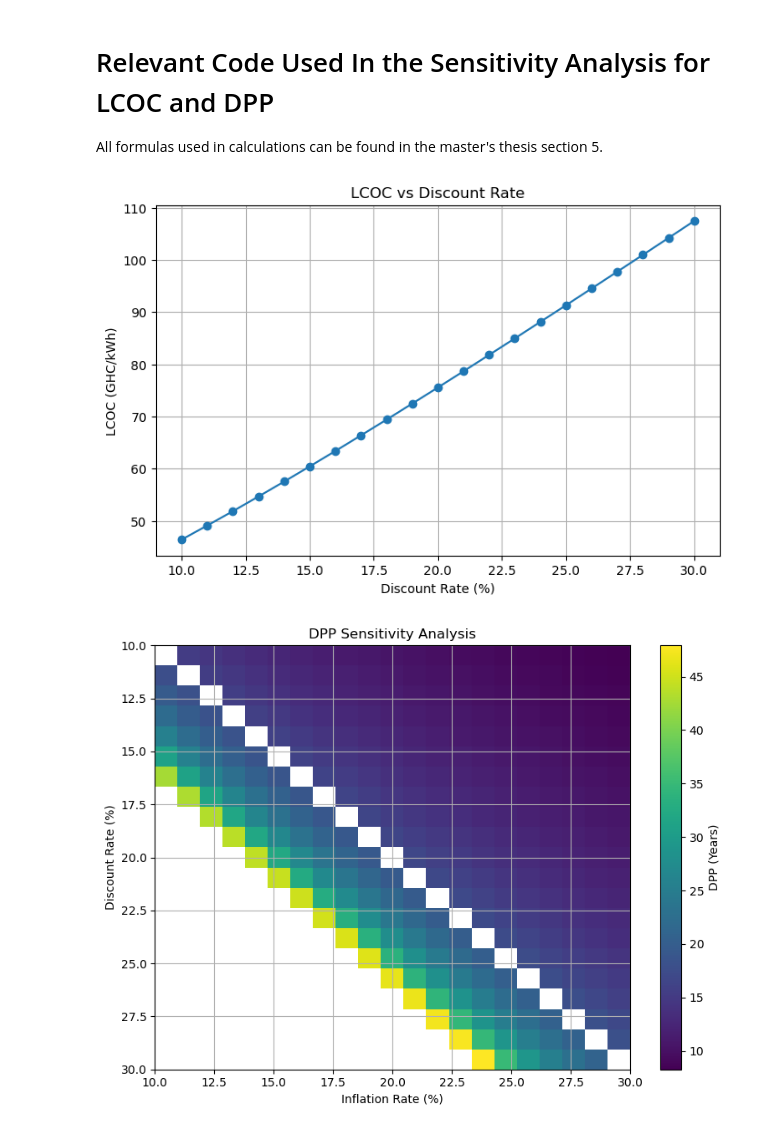
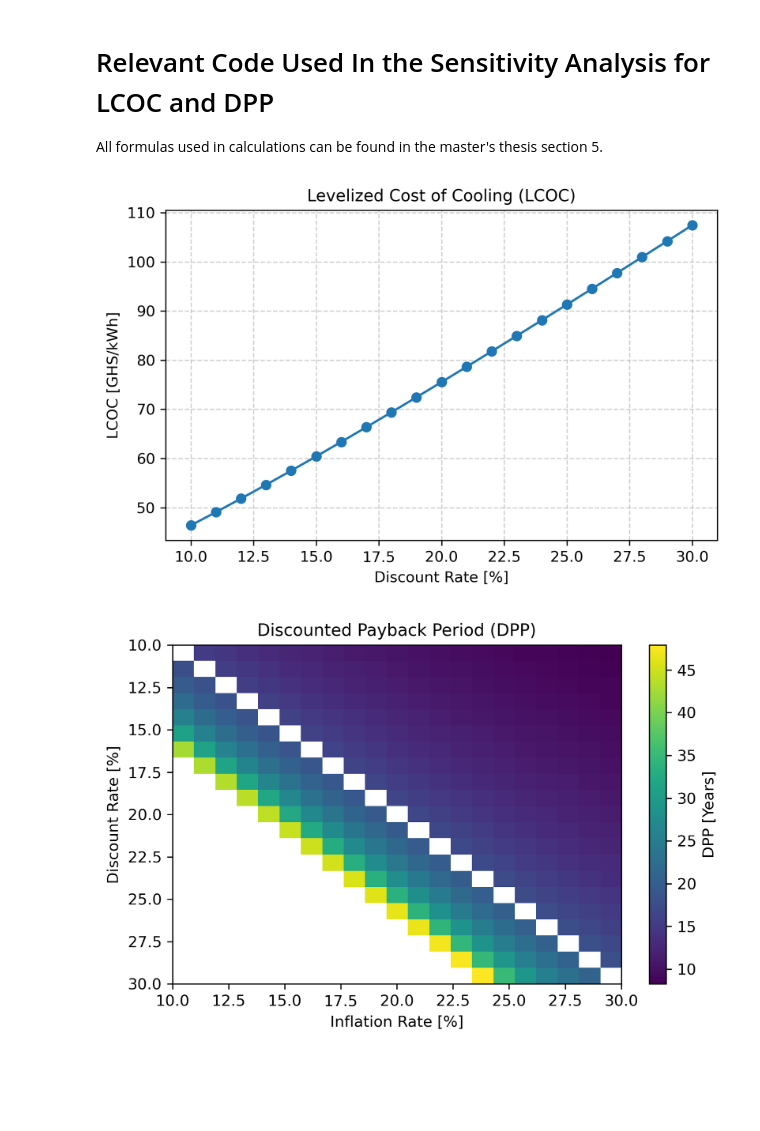
Before and after one commit to ulriklullau/master_thesis_TRAX_Ghana, a Jupyter notebook: Economic_analysis.ipynb, the cells around one changed output. Saved outputs shown, nothing was run; the diff lists cells and outputs as text; code cells hidden in the pictures; blank space fills up the shorter version.

Commit message:
Plots

```diff
--- a/Economic_analysis.ipynb
+++ b/Economic_analysis.ipynb
@@ -52,47 +52,54 @@ All formulas used in calculations can be found in the master's thesis section 5.
 # Sensitivity analysis for LCOC: varying discount rates.
 discount_rates = np.linspace(0.10, 0.30, 21)
 lcoc_values = []
 
 for r in discount_rates:
     discounted_costs = sum([annual_om_cost / (1 + r) ** t for t in range(1, project_lifetime + 1)])
     discounted_energy = sum([annual_cooling_energy / (1 + r) ** t for t in range(1, project_lifetime + 1)])
     lcoc = ((investment_cost+om_cost_first_year + discounted_costs)) / discounted_energy
     lcoc_values.append(lcoc)
 
 # Sensitivity analysis for DPP: varying both discount and inflation rates.
 inflation_rates = np.linspace(0.10, 0.30, 21)
 dpp_matrix = np.zeros((len(discount_rates), len(inflation_rates)))
 
 for i, r in enumerate(discount_rates):
     for j, i_rate in enumerate(inflation_rates):
         numerator = ((investment_cost+om_cost_first_year-annual_om_cost) / annual_savings) * (i_rate - r) + 1
         if numerator > 0:
             dpp = np.log(numerator) / np.log((1 + i_rate) / (1 + r))
             dpp_matrix[i, j] = dpp
         else:
             dpp_matrix[i, j] = np.nan  # mark invalid results
 
 # Plotting
 
-# Plotting LCOC
-fig, ax1 = plt.subplots(figsize=(8, 5))
-ax1.plot(discount_rates * 100, lcoc_values, marker='o', color='tab:blue')
-ax1.set_title("LCOC vs Discount Rate")
-ax1.set_xlabel("Discount Rate (%)")
-ax1.set_ylabel("LCOC (GHC/kWh)")
-ax1.grid(True)
+# Plotting LCOC vs Discount Rate
+fig, ax1 = plt.subplots(figsize=(6, 4), dpi=300)
+ax1.plot([r * 100 for r in discount_rates], lcoc_values, marker='o', color='tab:blue', linewidth=1.5)
 
-# Plotting DPP heatmap
-fig, ax2 = plt.subplots(figsize=(8, 6))
-c = ax2.imshow(dpp_matrix, extent=[10, 30, 30, 10], aspect='auto', cmap='viridis')
-fig.colorbar(c, ax=ax2, label='DPP (Years)')
-ax2.set_title("DPP Sensitivity Analysis")
-ax2.set_xlabel("Inflation Rate (%)")
-ax2.set_ylabel("Discount Rate (%)")
-ax2.grid(True)
+ax1.set_title("Levelized Cost of Cooling (LCOC)", fontsize=11)
+ax1.set_xlabel("Discount Rate [%]", fontsize=10)
+ax1.set_ylabel("LCOC [GHS/kWh]", fontsize=10)
+ax1.grid(True, linestyle='--', alpha=0.6)
 
 plt.tight_layout()
+plt.savefig("lcoc_vs_discount_rate.png", bbox_inches='tight')
 plt.show()
+
+# Plotting DPP Sensitivity Heatmap
+fig, ax2 = plt.subplots(figsize=(6, 4), dpi=300)
+c = ax2.imshow(dpp_matrix, extent=[10, 30, 30, 10], aspect='auto', cmap='viridis')
+
+fig.colorbar(c, ax=ax2, label='DPP [Years]')
+ax2.set_title("Discounted Payback Period (DPP)", fontsize=11)
+ax2.set_xlabel("Inflation Rate [%]", fontsize=10)
+ax2.set_ylabel("Discount Rate [%]", fontsize=10)
+ax2.grid(False)
+
+plt.tight_layout()
+plt.savefig("dpp_sensitivity_heatmap.png", bbox_inches='tight')
+plt.show()
 # %% [output]
-[figure, old version]
+[figure, new version]
-[figure, old version]
+[figure, new version]
```
Also changed, not shown: parts of 1 cell of this notebook, 2 other files.
